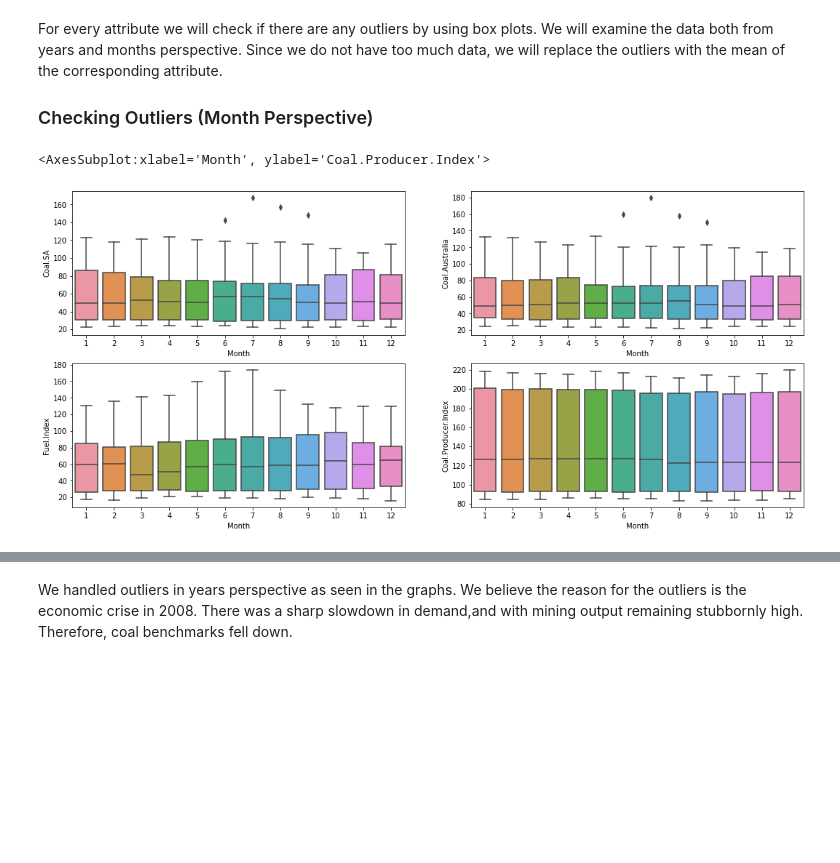
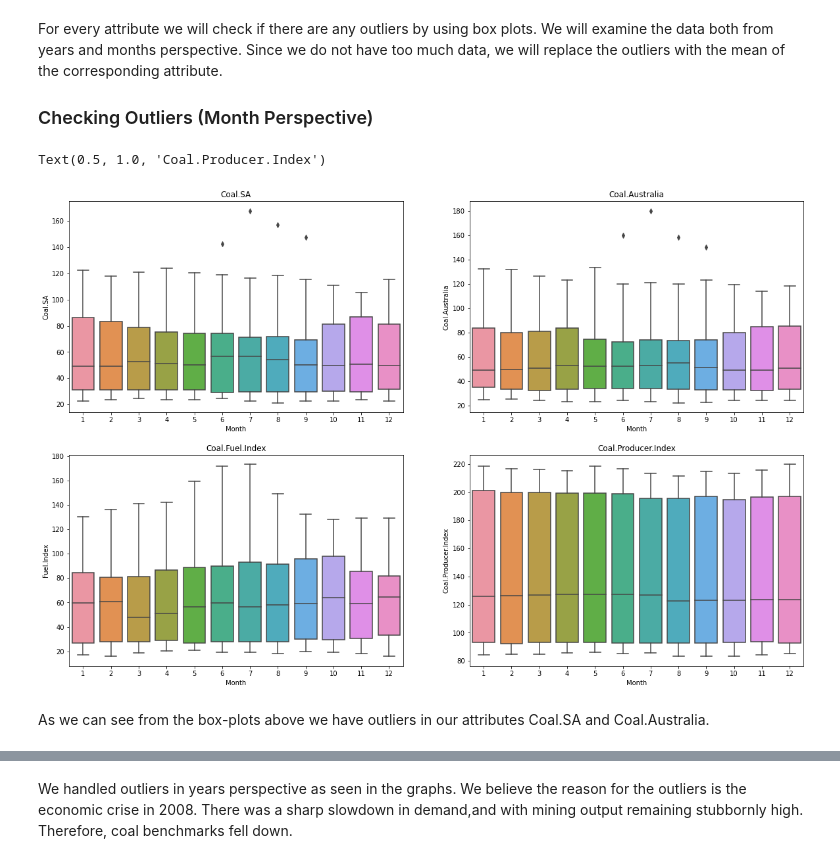
Before and after one commit to kartikeysharma95UZH/Big-Data-Analytics, a Jupyter notebook: ARIMA.ipynb, the cells around one changed output, grey strips where cells are left out. Drawn from its saved outputs; the diff is of its cells as text; code cells hidden in the pictures; blank space fills up the shorter version.

```diff
--- a/ARIMA.ipynb
+++ b/ARIMA.ipynb
@@ -14,5 +14,5 @@ from statsmodels.tsa.seasonal import STL
 from statsmodels.tsa.stattools import acf, pacf
 from statsmodels.graphics.tsaplots import plot_acf, plot_pacf,month_plot,quarter_plot
 
-rcParams['figure.figsize'] = 18, 8
+rcParams['figure.figsize'] = 18, 10
 # %% [markdown]
@@ -286,13 +327,14 @@ For every attribute we will check if there are any outliers by using box plots.
 
 ### Checking Outliers (Month Perspective)
 # %%
-fig3,ax3 = plt.subplots(2,2)
-sns.boxplot(data=df, x='Month', y='Coal.SA',ax=ax3[0][0])
-sns.boxplot(data=df, x='Month', y='Coal.Australia',ax=ax3[0][1])
-sns.boxplot(data=df, x='Month', y='Fuel.Index',ax=ax3[1][0])
-sns.boxplot(data=df, x='Month', y='Coal.Producer.Index',ax=ax3[1][1])
-#ax.set_xticklabels(ax.get_xticklabels(),rotation=90)
+fig3,ax3 = plt.subplots(2,2,figsize=(20,13))
+sns.boxplot(data=df, x='Month', y='Coal.SA',ax=ax3[0][0]).set_title("Coal.SA")
+sns.boxplot(data=df, x='Month', y='Coal.Australia',ax=ax3[0][1]).set_title("Coal.Australia")
+sns.boxplot(data=df, x='Month', y='Fuel.Index',ax=ax3[1][0]).set_title("Coal.Fuel.Index")
+sns.boxplot(data=df, x='Month', y='Coal.Producer.Index',ax=ax3[1][1]).set_title("Coal.Producer.Index")
 # %% [output]
-<AxesSubplot:xlabel='Month', ylabel='Coal.Producer.Index'>
+Text(0.5, 1.0, 'Coal.Producer.Index')
-[figure, old version]
+[figure, new version]
+# %% [markdown]
+As we can see from the box-plots above we have outliers in our attributes Coal.SA and Coal.Australia.
 # %%
```
Also changed, not shown: parts of 106 cells of this notebook.
